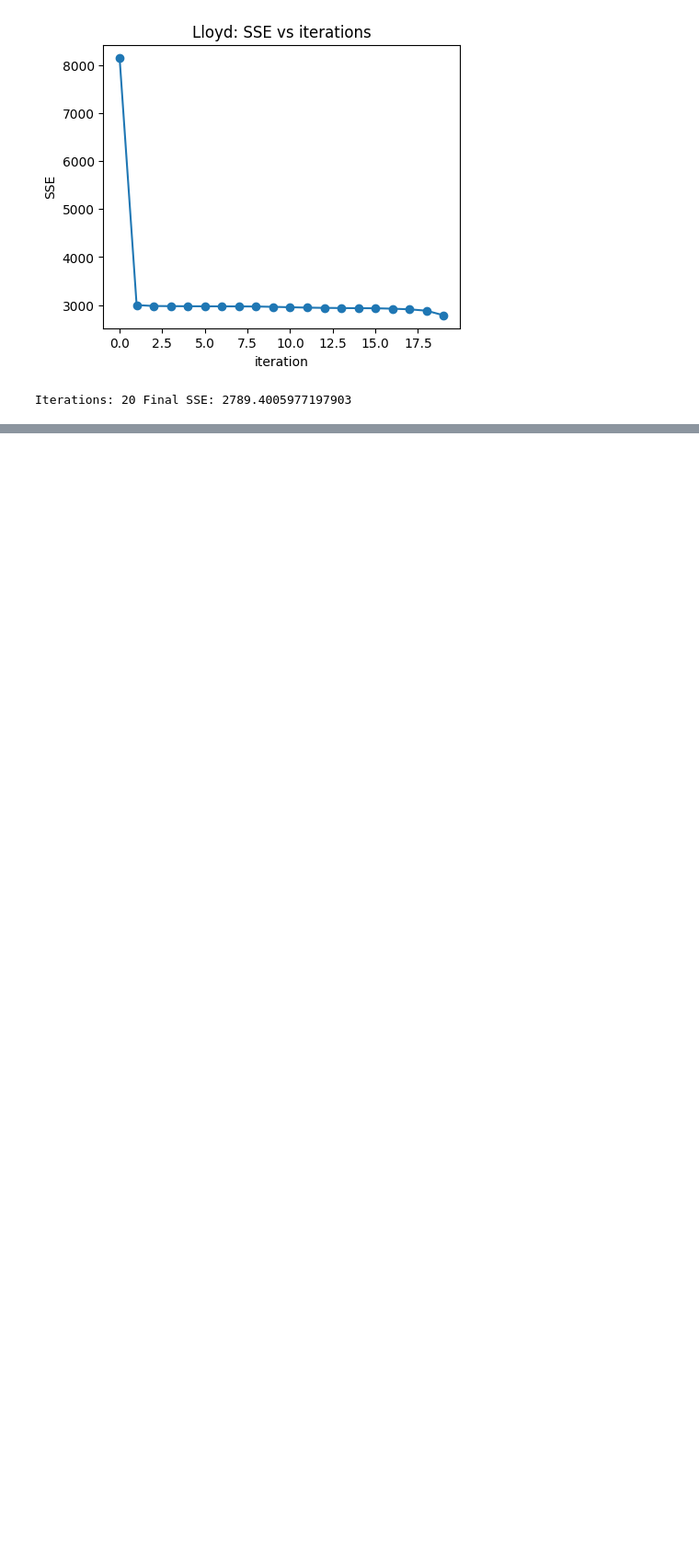
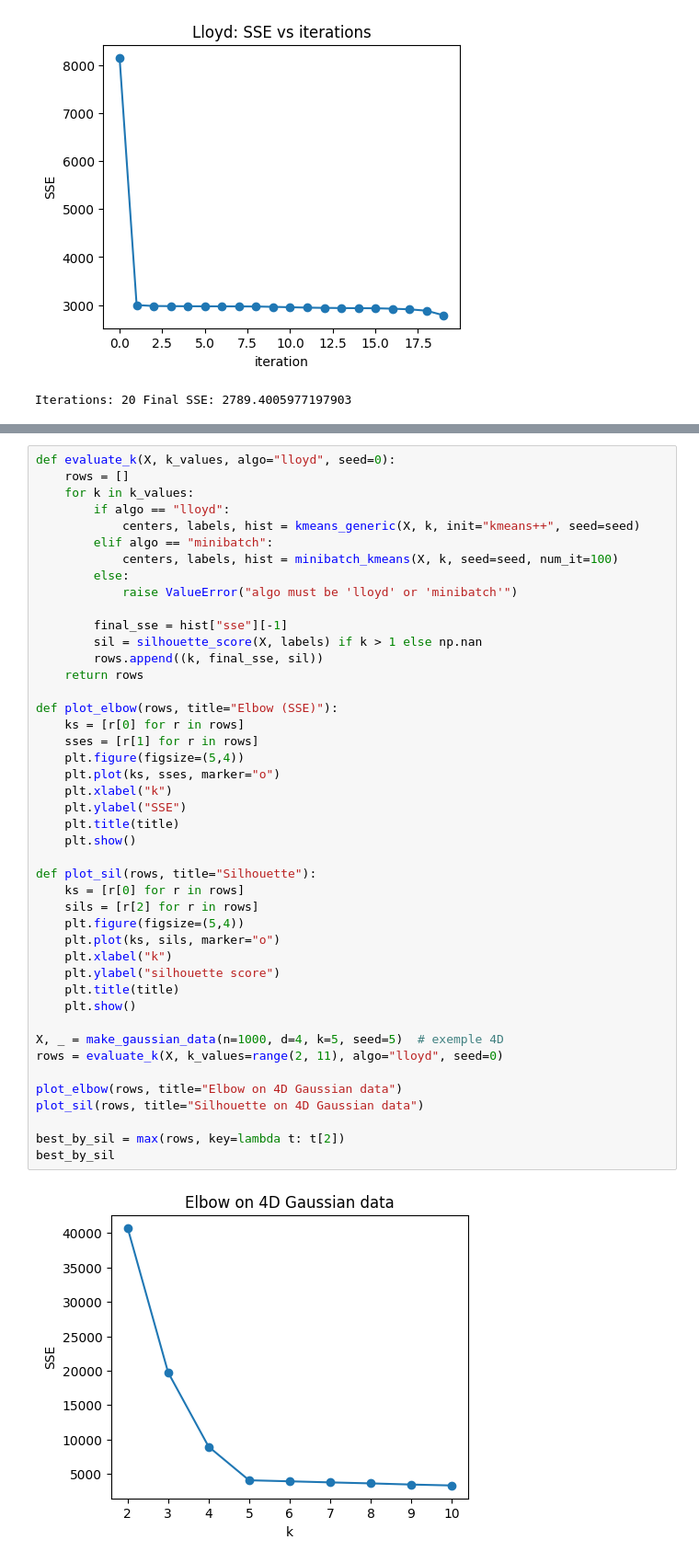
Before and after one commit to Achour04/bigdata-clustering-kmeans, a Jupyter notebook: K-means_from_scratch.ipynb, the cells around one changed output, grey strips where cells are left out. Shown at 92% size. Cells and saved outputs as stored; diff of their text form; blank space fills up the shorter version.

```diff
--- a/K-means_from_scratch.ipynb
+++ b/K-means_from_scratch.ipynb
@@ -134,0 +232,46 @@ Iterations: 20 Final SSE: 2789.4005977197903
+# %%
+def evaluate_k(X, k_values, algo="lloyd", seed=0):
+    rows = []
+    for k in k_values:
+        if algo == "lloyd":
+            centers, labels, hist = kmeans_generic(X, k, init="kmeans++", seed=seed)
+        elif algo == "minibatch":
+            centers, labels, hist = minibatch_kmeans(X, k, seed=seed, num_it=100)
+        else:
+            raise ValueError("algo must be 'lloyd' or 'minibatch'")
+
+        final_sse = hist["sse"][-1]
+        sil = silhouette_score(X, labels) if k > 1 else np.nan
+        rows.append((k, final_sse, sil))
+    return rows
+
+def plot_elbow(rows, title="Elbow (SSE)"):
+    ks = [r[0] for r in rows]
+    sses = [r[1] for r in rows]
+    plt.figure(figsize=(5,4))
+    plt.plot(ks, sses, marker="o")
+    plt.xlabel("k")
+    plt.ylabel("SSE")
+    plt.title(title)
+    plt.show()
+
+def plot_sil(rows, title="Silhouette"):
+    ks = [r[0] for r in rows]
+    sils = [r[2] for r in rows]
+    plt.figure(figsize=(5,4))
+    plt.plot(ks, sils, marker="o")
+    plt.xlabel("k")
+    plt.ylabel("silhouette score")
+    plt.title(title)
+    plt.show()
+
+X, _ = make_gaussian_data(n=1000, d=4, k=5, seed=5)  # exemple 4D
+rows = evaluate_k(X, k_values=range(2, 11), algo="lloyd", seed=0)
+
+plot_elbow(rows, title="Elbow on 4D Gaussian data")
+plot_sil(rows, title="Silhouette on 4D Gaussian data")
+
+best_by_sil = max(rows, key=lambda t: t[2])
+best_by_sil
+# %% [output]
+[figure, added]
```
Also changed, not shown: parts of 6 cells of this notebook.
